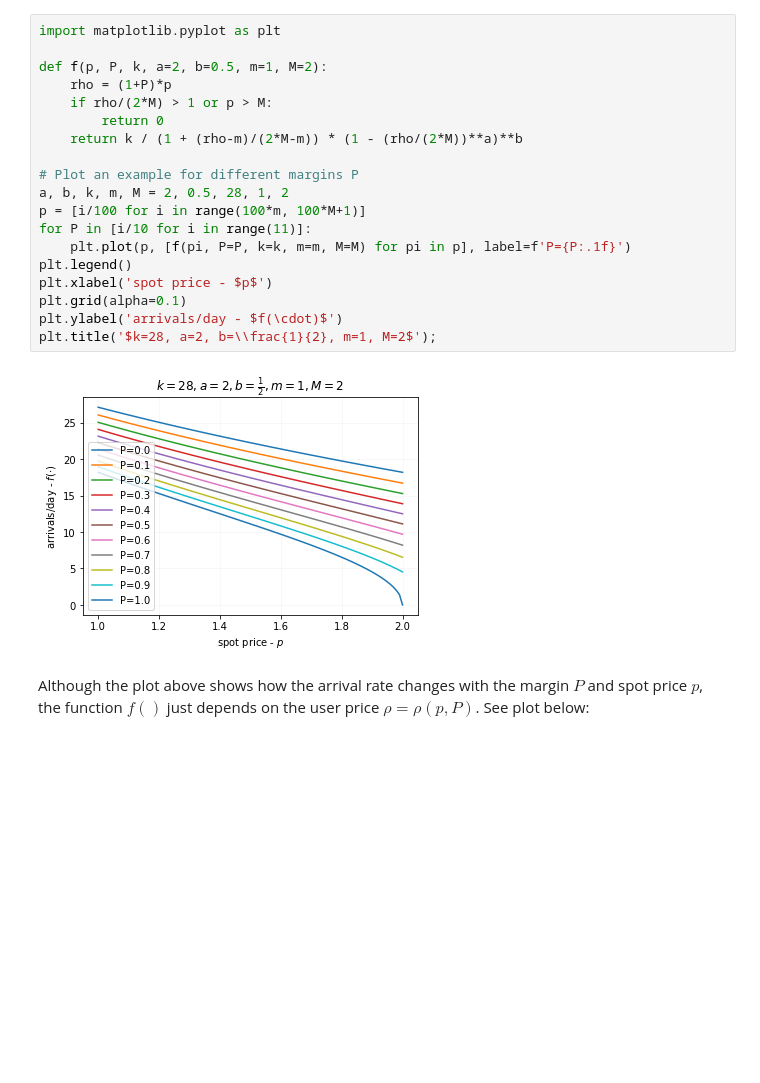
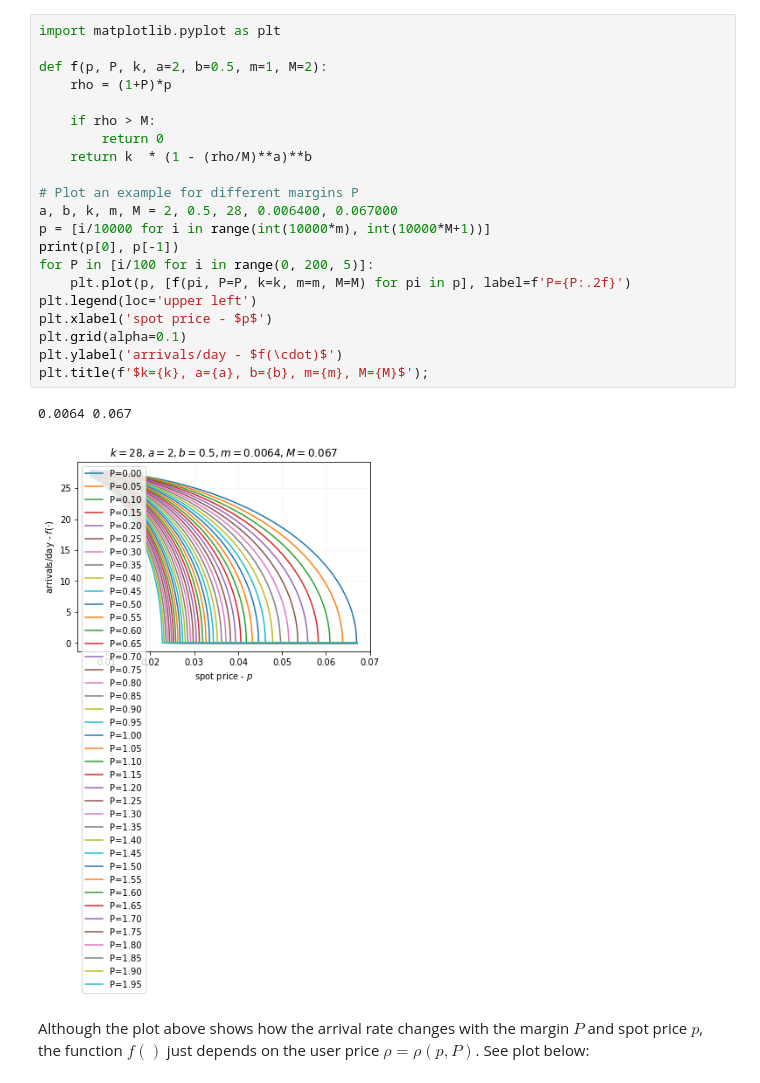
Before and after one commit to MartinPJorge/5gt-federation, a Jupyter notebook: utils/aws/arrivals-dissertation.ipynb, the cells around one changed output. Cells and saved outputs as stored; diff of their text form; blank space fills up the shorter version.

```diff
--- a/utils/aws/arrivals-dissertation.ipynb
+++ b/utils/aws/arrivals-dissertation.ipynb
@@ -19,24 +29,27 @@ see the plot below to check how does it work.
 # %%
 import matplotlib.pyplot as plt
 
 def f(p, P, k, a=2, b=0.5, m=1, M=2):
     rho = (1+P)*p
-    if rho/(2*M) > 1 or p > M:
+
+    if rho > M:
         return 0
-    return k / (1 + (rho-m)/(2*M-m)) * (1 - (rho/(2*M))**a)**b
+    return k  * (1 - (rho/M)**a)**b
 
 # Plot an example for different margins P
-a, b, k, m, M = 2, 0.5, 28, 1, 2
-p = [i/100 for i in range(100*m, 100*M+1)]
-for P in [i/10 for i in range(11)]:
-    plt.plot(p, [f(pi, P=P, k=k, m=m, M=M) for pi in p], label=f'P={P:.1f}')
-plt.legend()
+a, b, k, m, M = 2, 0.5, 28, 0.006400, 0.067000
+p = [i/10000 for i in range(int(10000*m), int(10000*M+1))]
+print(p[0], p[-1])
+for P in [i/100 for i in range(0, 200, 5)]:
+    plt.plot(p, [f(pi, P=P, k=k, m=m, M=M) for pi in p], label=f'P={P:.2f}')
+plt.legend(loc='upper left')
 plt.xlabel('spot price - $p$')
 plt.grid(alpha=0.1)
 plt.ylabel('arrivals/day - $f(\cdot)$')
-plt.title('$k=28, a=2, b=\\frac{1}{2}, m=1, M=2$');
+plt.title(f'$k={k}, a={a}, b={b}, m={m}, M={M}$');
 # %% [output]
+0.0064 0.067
-[figure, old version]
+[figure, new version]
 # %% [markdown]
 Although the plot above shows how the arrival rate changes with the margin $P$ and spot price $p$, the function $f()$ just depends on the user price $\rho=\rho(p,P)$. See plot below:
 # %%
```
Also changed, not shown: parts of 6 cells of this notebook.
